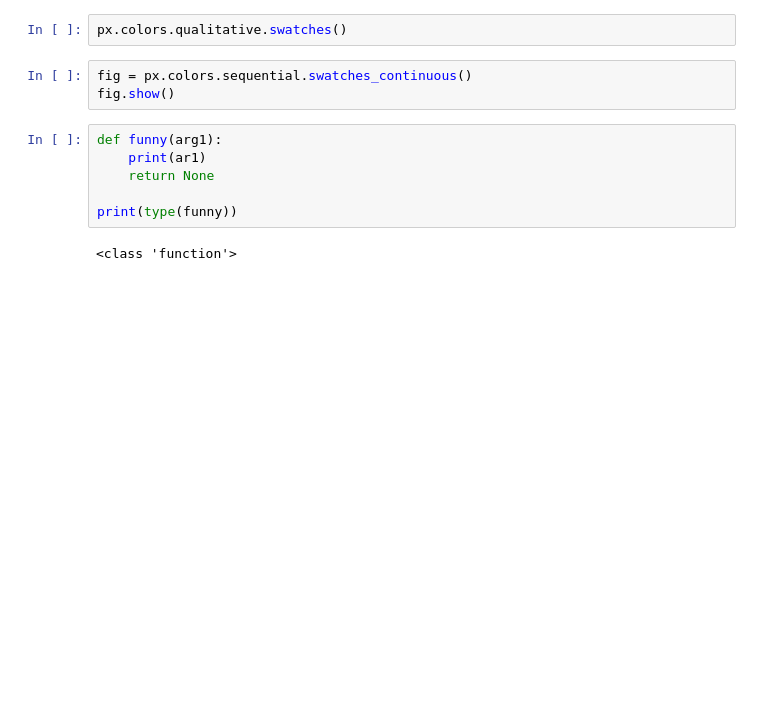
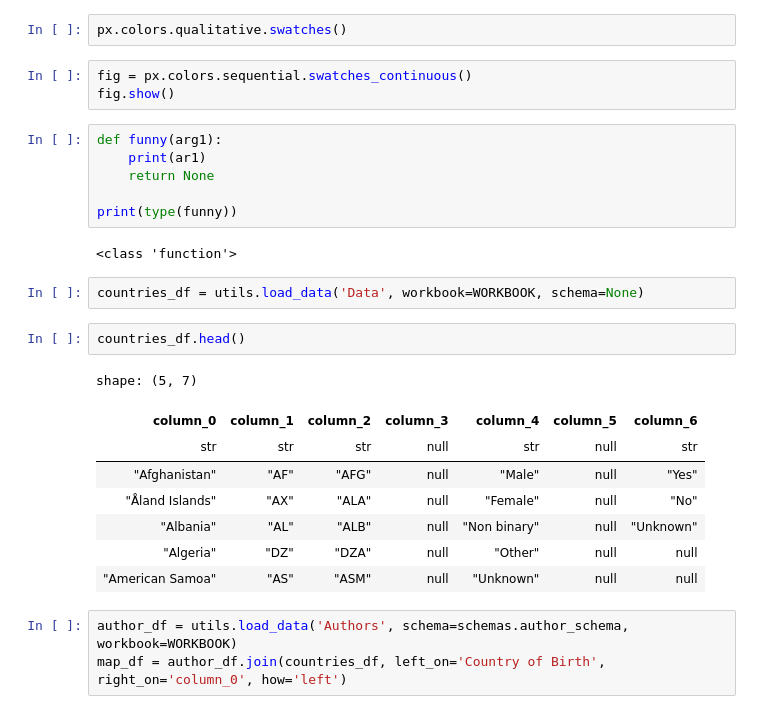
Before and after one commit to bomtall/NLFB, a Jupyter notebook: notebooks/notebook.ipynb, the cells around one changed output. Drawn from its saved outputs; the diff is of its cells as text; blank space fills up the shorter version.

Commit message:
add cloropleth map for author country of birth

```diff
--- a/notebooks/notebook.ipynb
+++ b/notebooks/notebook.ipynb
@@ -208,3 +208,19 @@ def funny(arg1):
 print(type(funny))
 # %% [output]
 <class 'function'>
+# %%
+countries_df = utils.load_data('Data', workbook=WORKBOOK, schema=None)
+# %%
+countries_df.head()
+# %% [output]
+shape: (5, 7)
+| column_0 | column_1 | column_2 | column_3 | column_4 | column_5 | column_6 |
+| str | str | str | null | str | null | str |
+| "Afghanistan" | "AF" | "AFG" | null | "Male" | null | "Yes" |
+| "Åland Islands" | "AX" | "ALA" | null | "Female" | null | "No" |
+| "Albania" | "AL" | "ALB" | null | "Non binary" | null | "Unknown" |
+| "Algeria" | "DZ" | "DZA" | null | "Other" | null | null |
+| "American Samoa" | "AS" | "ASM" | null | "Unknown" | null | null |
+# %%
+author_df = utils.load_data('Authors', schema=schemas.author_schema, workbook=WORKBOOK)
+map_df = author_df.join(countries_df, left_on='Country of Birth', right_on='column_0', how='left')
```
Also changed, not shown: parts of 4 cells of this notebook, 2 other files.
